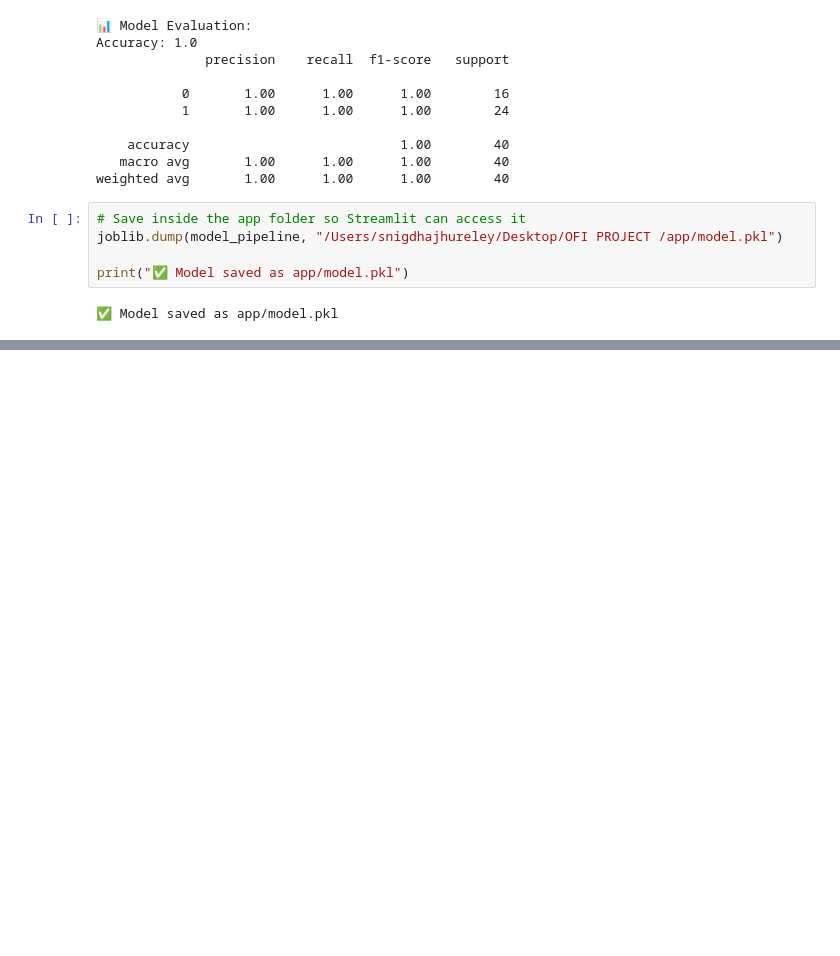
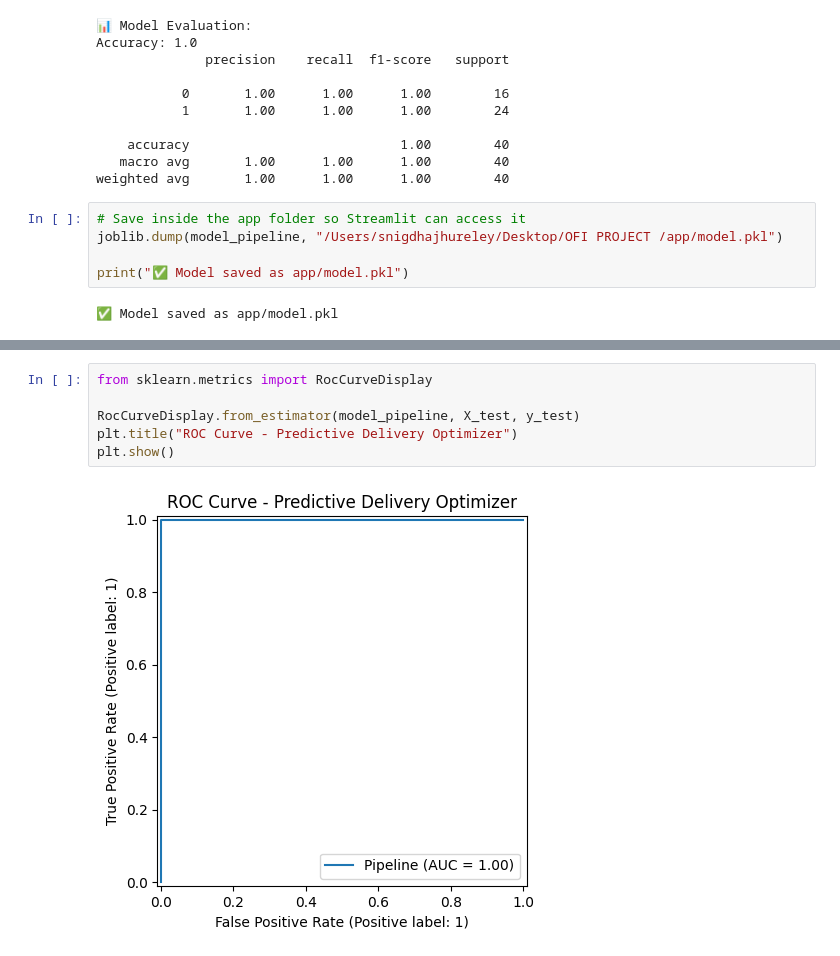
Before and after one commit to snithehacker/OFI-Predictive-Delivery-Optimizer, a Jupyter notebook: notebooks/02_model_prep.ipynb, the cells around one changed output, grey strips where cells are left out. Cells and saved outputs as stored; diff of their text form; blank space fills up the shorter version.

```diff
--- a/notebooks/02_model_prep.ipynb
+++ b/notebooks/02_model_prep.ipynb
@@ -79,0 +135,8 @@ print("✅ Model saved as app/model.pkl")
+# %%
+from sklearn.metrics import RocCurveDisplay
+
+RocCurveDisplay.from_estimator(model_pipeline, X_test, y_test)
+plt.title("ROC Curve - Predictive Delivery Optimizer")
+plt.show()
+# %% [output]
+[figure, added]
```
Also changed, not shown: parts of 2 cells of this notebook, 1 other file.
